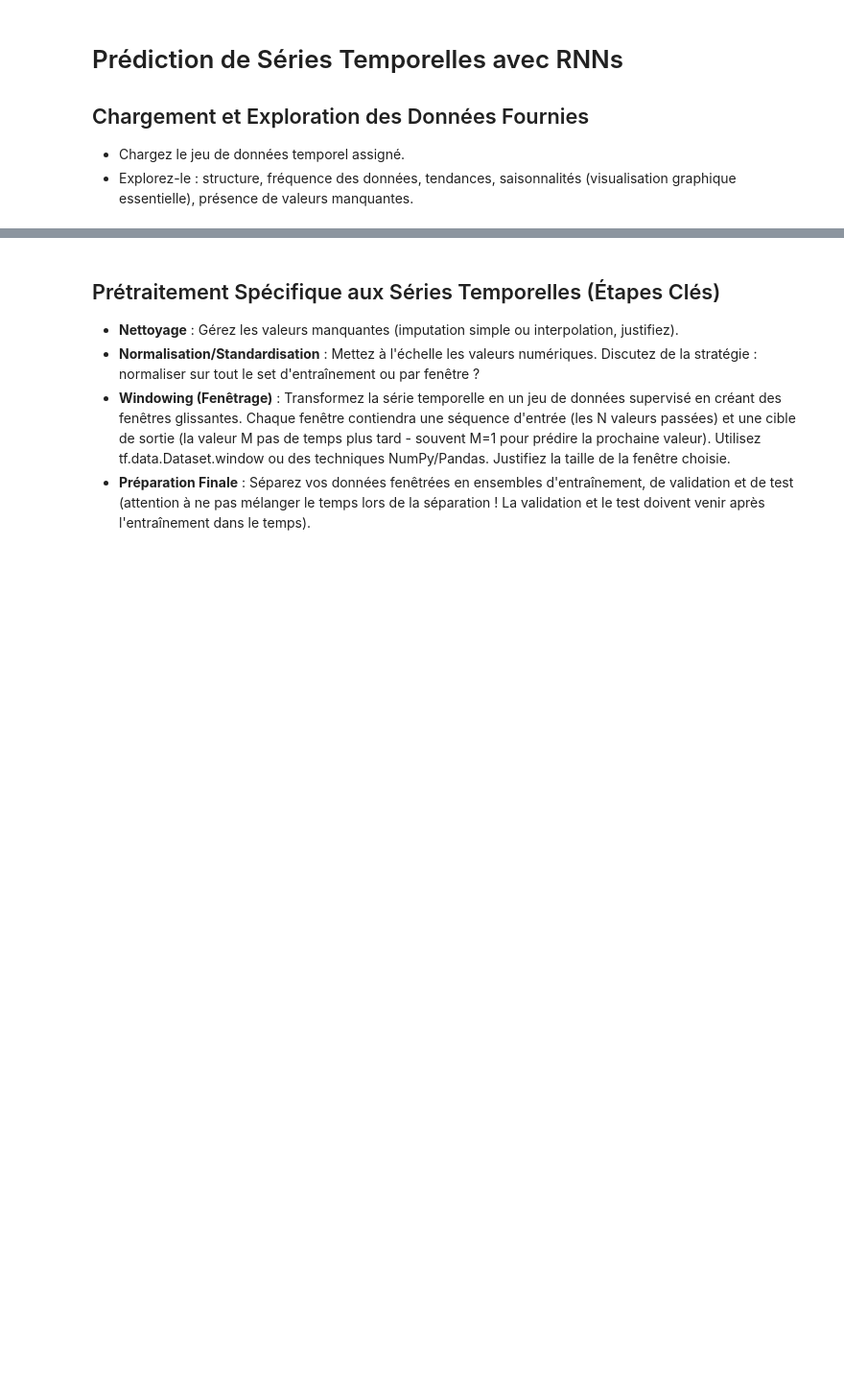
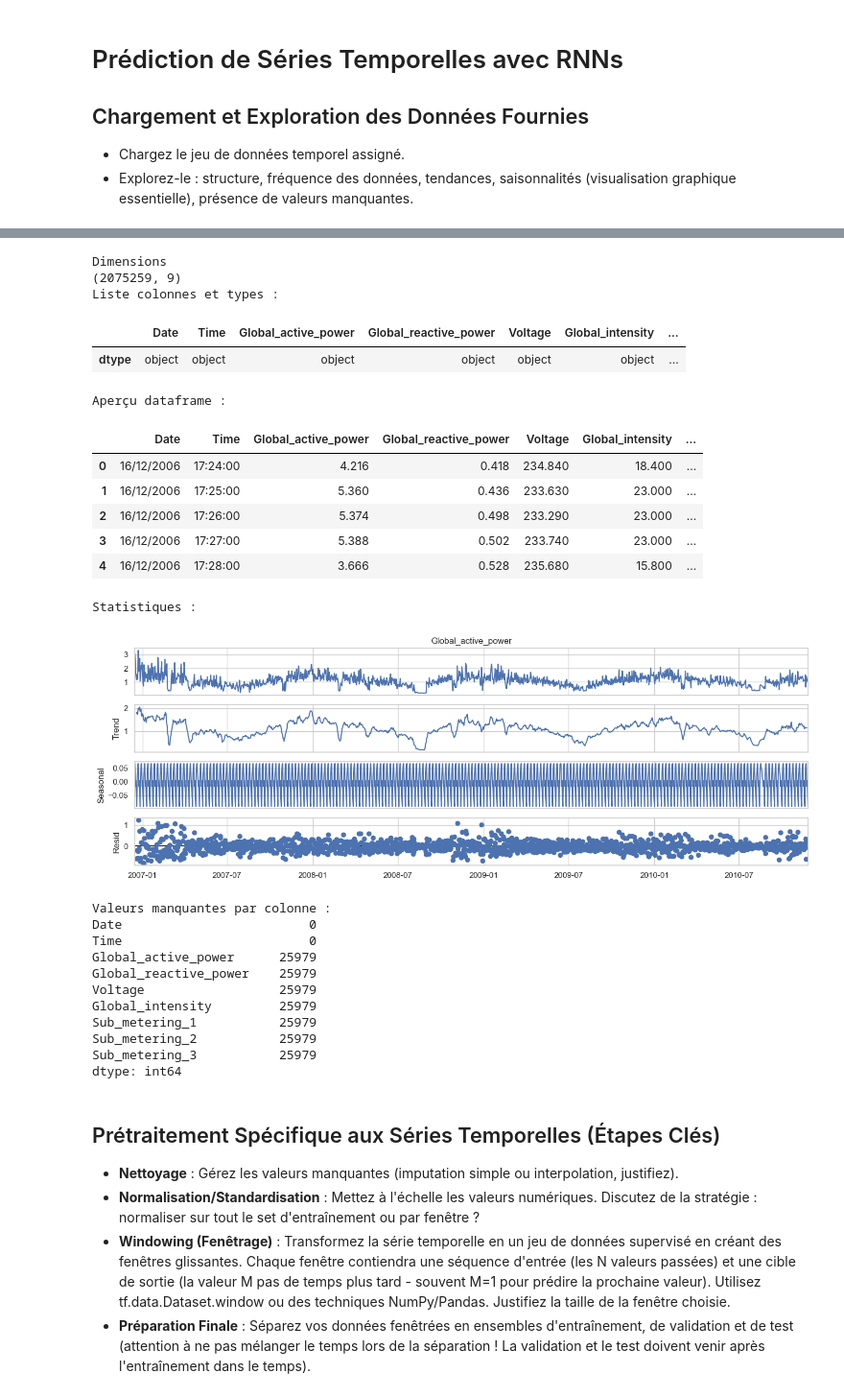
Before and after one commit to justinFransolet/MASI4_Framework_Machine_Learning, a Jupyter notebook: notebook.ipynb, the cells around one changed output, grey strips where cells are left out. Shown at 96% size. Drawn from its saved outputs; the diff is of its cells as text; code cells hidden in the pictures; blank space fills up the shorter version.

Commit message:
Basic visualisation

```diff
--- a/notebook.ipynb
+++ b/notebook.ipynb
@@ -8,3 +48,68 @@
+# %%
+# --- Exploration ---
+
+print("Dimensions")
+print(f"{df.shape}")
+
+print("Liste colonnes et types :")
+display(df.dtypes.to_frame("dtype").T)
+
+print("Aperçu dataframe :")
+display(df.head())
+
+print("Statistiques :")
+df.describe()
+
+# Fusionner la colonne Date et Time en une seule colonne qui sera un datetime
+df["Datetime"] = pd.to_datetime(
+    df["Date"].astype(str) + " " + df["Time"].astype(str),
+    dayfirst=True,
+    errors="coerce"
+)
+df = df.set_index("Datetime").sort_index()
+
+# Convertir la Global Active Power en float
+df["Global_active_power"] = pd.to_numeric(df["Global_active_power"], errors="coerce")
+
+# Enlever les Datetime invalides
+df = df[~df.index.isna()]
+
+# Série journalière pour decomposition
+daily_power = df["Global_active_power"].resample("D").mean().dropna()
+
+result = seasonal_decompose(daily_power, model="additive", period=7)
+result.plot()
+plt.show()
+
+# Remplacer les '?' par NaN et compter
+print("Valeurs manquantes par colonne :")
+print(df.replace('?', np.nan).isna().sum())
+# %% [output]
+Dimensions
+(2075259, 9)
+Liste colonnes et types :
+|  | Date | Time | Global_active_power | Global_reactive_power | Voltage | Global_intensity | ... |
+| dtype | object | object | object | object | object | object | ... |
+Aperçu dataframe :
+|  | Date | Time | Global_active_power | Global_reactive_power | Voltage | Global_intensity | ... |
+| 0 | 16/12/2006 | 17:24:00 | 4.216 | 0.418 | 234.840 | 18.400 | ... |
+| 1 | 16/12/2006 | 17:25:00 | 5.360 | 0.436 | 233.630 | 23.000 | ... |
+| 2 | 16/12/2006 | 17:26:00 | 5.374 | 0.498 | 233.290 | 23.000 | ... |
+| 3 | 16/12/2006 | 17:27:00 | 5.388 | 0.502 | 233.740 | 23.000 | ... |
+| 4 | 16/12/2006 | 17:28:00 | 3.666 | 0.528 | 235.680 | 15.800 | ... |
+Statistiques :
+[figure, added]
+Valeurs manquantes par colonne :
+Date                         0
+Time                         0
+Global_active_power      25979
+Global_reactive_power    25979
+Voltage                  25979
+Global_intensity         25979
+Sub_metering_1           25979
+Sub_metering_2           25979
+Sub_metering_3           25979
+dtype: int64
 # %% [markdown]
 ## Prétraitement Spécifique aux Séries Temporelles (Étapes Clés)
 
```
Also changed, not shown: parts of 1 cell of this notebook, 1 other file.
